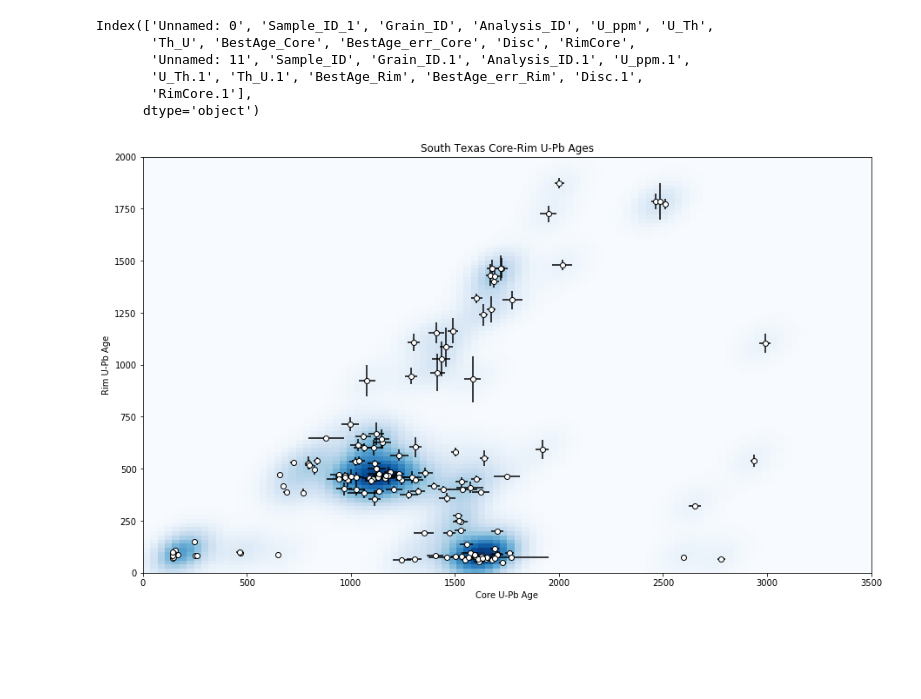
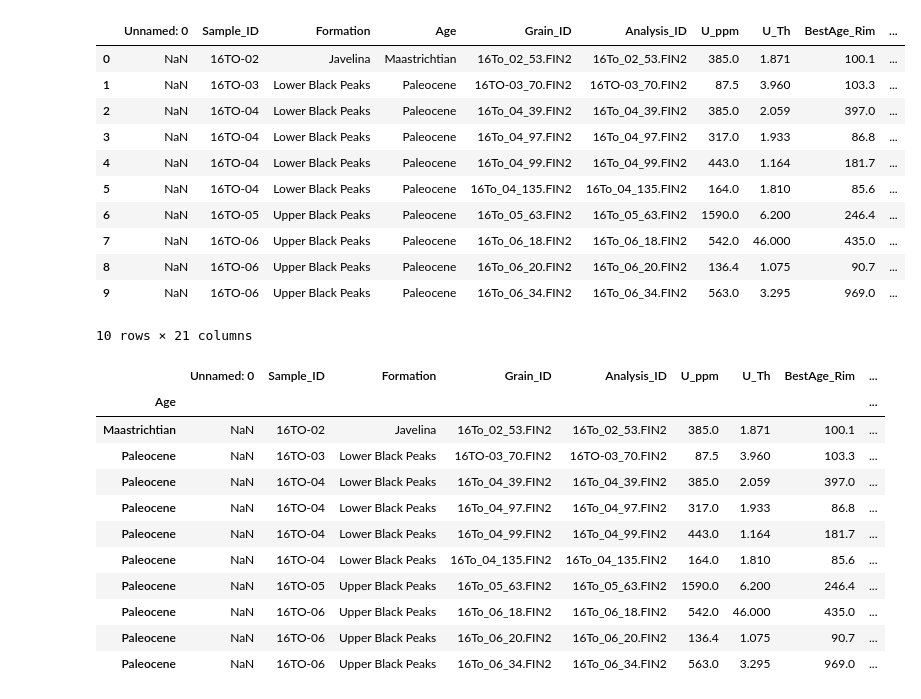
Before and after one commit to cdkortyna/Jupyter-Notebooks, a Jupyter notebook: Bivariate_KDE_Plotter.ipynb, the cells around one changed output. Cells and saved outputs as stored; diff of their text form; code cells hidden in the pictures; blank space fills up the shorter version.

```diff
--- a/Bivariate_KDE_Plotter.ipynb
+++ b/Bivariate_KDE_Plotter.ipynb
@@ -6,16 +7,24 @@ import matplotlib.pyplot as plt
 %matplotlib inline
 # %%
 #Import and parse the data into a manipulatable dataset aka df or dataframe
-#xl = pd.ExcelFile("C:/Users/culle/Documents/Data/LAICPMS_Data/Kortyna_TO_30DISC_Rim_Core_2D_KDE_Test.xlsx")
-xl = pd.ExcelFile("C:/Users/culle/Documents/Data/LAICPMS_Data/Kortyna_STX_30DISC_Rim_Core_2D_KDE_Test.xlsx")
-df = xl.parse("ZrUPb")
+xl = pd.ExcelFile("C:/Users/culle/Documents/Data/LAICPMS_Data/Kortyna_TO_30DISC_2Sig_Core_Rim_Jupyter.xlsx")
+#xl = pd.ExcelFile("C:/Users/culle/Documents/Data/LAICPMS_Data/Kortyna_STX_UVD_30DISC_2Sig_Core_Rim_Jupyter.xlsx")
+df = xl.parse("ZrUPb")#, index_col=1) #index_col=0 selects which column to index the rows based on
+#df.set_index("Formation", inplace = True) #does same thing as index_col=0 above - sets the index column for the df; inplace = True makes it permananet
 
 #Perform any of below functions to see what's in the dataframe
-df.columns #shows column headers
+#df.columns #shows column headers
+df[:10] #lists first 10 rows
 # %% [output]
+|  | Unnamed: 0 | Sample_ID | Formation | Age | Grain_ID | Analysis_ID | U_ppm | U_Th | BestAge_Rim | ... |
+| 0 | NaN | 16TO-02 | Javelina | Maastrichtian | 16To_02_53.FIN2 | 16To_02_53.FIN2 | 385.0 | 1.871 | 100.1 | ... |
+| 1 | NaN | 16TO-03 | Lower Black Peaks | Paleocene | 16TO-03_70.FIN2 | 16TO-03_70.FIN2 | 87.5 | 3.960 | 103.3 | ... |
+| 2 | NaN | 16TO-04 | Lower Black Peaks | Paleocene | 16To_04_39.FIN2 | 16To_04_39.FIN2 | 385.0 | 2.059 | 397.0 | ... |
+| 3 | NaN | 16TO-04 | Lower Black Peaks | Paleocene | 16To_04_97.FIN2 | 16To_04_97.FIN2 | 317.0 | 1.933 | 86.8 | ... |
+| 4 | NaN | 16TO-04 | Lower Black Peaks | Paleocene | 16To_04_99.FIN2 | 16To_04_99.FIN2 | 443.0 | 1.164 | 181.7 | ... |
+| 5 | NaN | 16TO-04 | Lower Black Peaks | Paleocene | 16To_04_135.FIN2 | 16To_04_135.FIN2 | 164.0 | 1.810 | 85.6 | ... |
+| 6 | NaN | 16TO-05 | Upper Black Peaks | Paleocene | 16To_05_63.FIN2 | 16To_05_63.FIN2 | 1590.0 | 6.200 | 246.4 | ... |
+| 7 | NaN | 16TO-06 | Upper Black Peaks | Paleocene | 16To_06_18.FIN2 | 16To_06_18.FIN2 | 542.0 | 46.000 | 435.0 | ... |
+| 8 | NaN | 16TO-06 | Upper Black Peaks | Paleocene | 16To_06_20.FIN2 | 16To_06_20.FIN2 | 136.4 | 1.075 | 90.7 | ... |
+| 9 | NaN | 16TO-06 | Upper Black Peaks | Paleocene | 16To_06_34.FIN2 | 16To_06_34.FIN2 | 563.0 | 3.295 | 969.0 | ... |
-Index(['Unnamed: 0', 'Sample_ID_1', 'Grain_ID', 'Analysis_ID', 'U_ppm', 'U_Th',
-       'Th_U', 'BestAge_Core', 'BestAge_err_Core', 'Disc', 'RimCore',
-       'Unnamed: 11', 'Sample_ID', 'Grain_ID.1', 'Analysis_ID.1', 'U_ppm.1',
-       'U_Th.1', 'Th_U.1', 'BestAge_Rim', 'BestAge_err_Rim', 'Disc.1',
-       'RimCore.1'],
-      dtype='object')
+10 rows × 21 columns
@@ -44,33 +31,19 @@ Z = np.reshape(kernel(positions).T, xx.shape)
-# %%
-#Plot the Bivariate KDE
-
-#Plot set-up
-fig, ax = plt.subplots(figsize=(15, 10))
-ax.errorbar(x, y, xerr=X_error, yerr=Y_error, linestyle="", color='black', capsize=0)
-ax.plot(x, y, marker='o', markersize=6, markeredgewidth=1, markerfacecolor='White', markeredgecolor='Black', linestyle="")
-ax.set_xlim(xmin, xmax)
-ax.set_ylim(ymin, ymax)
-#change xmin, xmax, ymin, ymax to set values to zoom in on specific part of plot
-#ax.set_xlim(1250, 1750)
-#ax.set_ylim(0, 250)
-
-# Kernel density estimate plot instead of the contourf plot
-ax.imshow(np.rot90(Z), cmap='Blues', extent=[xmin, xmax, ymin, ymax])
-#benefits of KDE plot is not biased by contour interval
-
-# Contourf plot (instead of the kernel density estimate plot) - can look cleaner
-#cfset = ax.contourf(xx, yy, Z, cmap='Blues')
-# contourf(x values, y values, Z values, number of contour intervals - deleted for automatic determination, color map choice)
-
-# Add contour lines if you wish
-#cset = ax.contour(xx, yy, Z, colors='gray')
-
-# Label plot
-#ax.clabel(cset, inline=1, fontsize=10)
-ax.set_title ("South Texas Core-Rim U-Pb Ages")
-ax.set_xlabel('Core U-Pb Age')
-ax.set_ylabel('Rim U-Pb Age')
-
-plt.show()
-# %% [output]
-[figure, removed]
+# %%
+#Couldn't get around this.. needed to set the index to "Formation" for the df.loc func to work, but for some reason the for i in range len(sampleList): for loop then can't find it..
+df2 = xl.parse("ZrUPb")#, index_col=1) #index_col=0 selects which column to index the rows based on
+df2.set_index("Age", inplace = True) #does same thing as index_col=0 above - sets the index column for the df; inplace = True makes it permananet
+
+df2[:10]
+# %% [output]
+|  | Unnamed: 0 | Sample_ID | Formation | Grain_ID | Analysis_ID | U_ppm | U_Th | BestAge_Rim | ... |
+| Age |  |  |  |  |  |  |  |  | ... |
+| Maastrichtian | NaN | 16TO-02 | Javelina | 16To_02_53.FIN2 | 16To_02_53.FIN2 | 385.0 | 1.871 | 100.1 | ... |
+| Paleocene | NaN | 16TO-03 | Lower Black Peaks | 16TO-03_70.FIN2 | 16TO-03_70.FIN2 | 87.5 | 3.960 | 103.3 | ... |
+| Paleocene | NaN | 16TO-04 | Lower Black Peaks | 16To_04_39.FIN2 | 16To_04_39.FIN2 | 385.0 | 2.059 | 397.0 | ... |
+| Paleocene | NaN | 16TO-04 | Lower Black Peaks | 16To_04_97.FIN2 | 16To_04_97.FIN2 | 317.0 | 1.933 | 86.8 | ... |
+| Paleocene | NaN | 16TO-04 | Lower Black Peaks | 16To_04_99.FIN2 | 16To_04_99.FIN2 | 443.0 | 1.164 | 181.7 | ... |
+| Paleocene | NaN | 16TO-04 | Lower Black Peaks | 16To_04_135.FIN2 | 16To_04_135.FIN2 | 164.0 | 1.810 | 85.6 | ... |
+| Paleocene | NaN | 16TO-05 | Upper Black Peaks | 16To_05_63.FIN2 | 16To_05_63.FIN2 | 1590.0 | 6.200 | 246.4 | ... |
+| Paleocene | NaN | 16TO-06 | Upper Black Peaks | 16To_06_18.FIN2 | 16To_06_18.FIN2 | 542.0 | 46.000 | 435.0 | ... |
+| Paleocene | NaN | 16TO-06 | Upper Black Peaks | 16To_06_20.FIN2 | 16To_06_20.FIN2 | 136.4 | 1.075 | 90.7 | ... |
+| Paleocene | NaN | 16TO-06 | Upper Black Peaks | 16To_06_34.FIN2 | 16To_06_34.FIN2 | 563.0 | 3.295 | 969.0 | ... |
```
Also changed, not shown: parts of 13 cells of this notebook.
